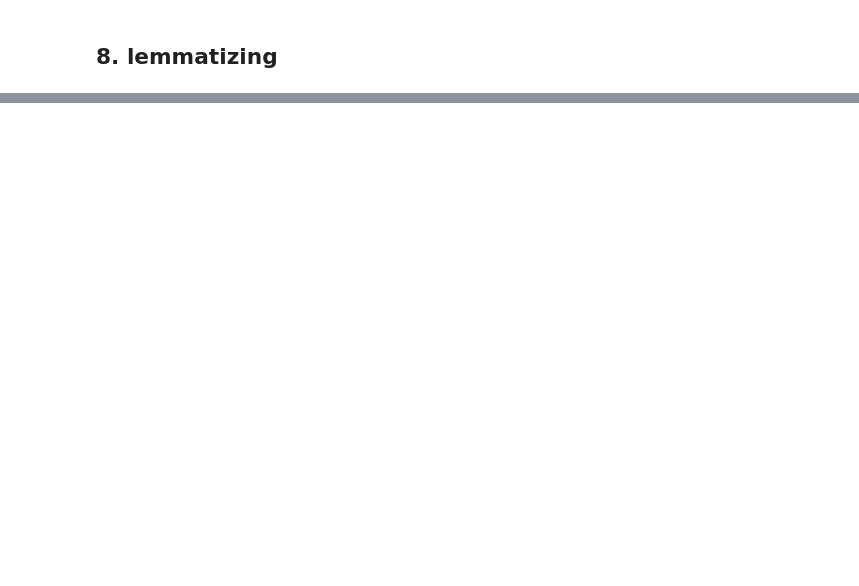
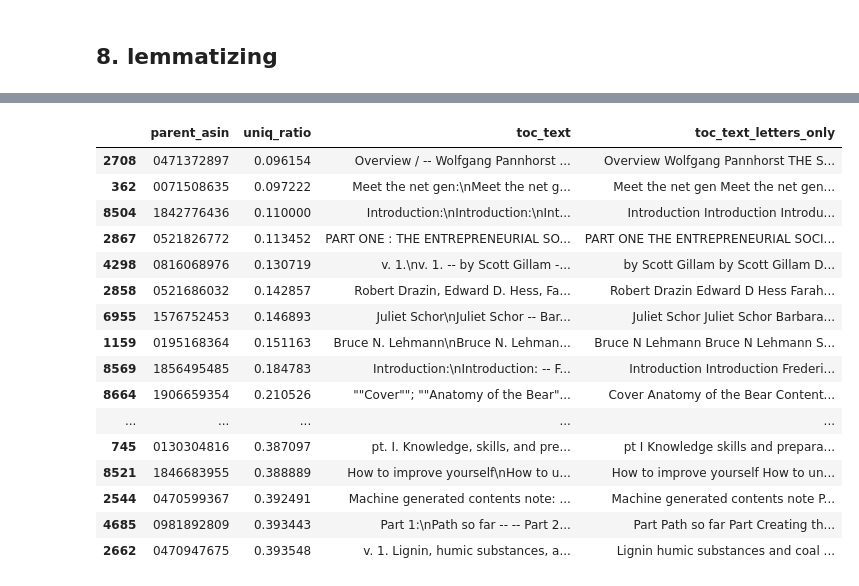
Before and after one commit to sidmirpuri/bookpath, a Jupyter notebook: open_lib_9034/main.ipynb, the cells around one changed output, grey strips where cells are left out. Cells and saved outputs as stored; diff of their text form; code cells hidden in the pictures; blank space fills up the shorter version.

```diff
--- a/open_lib_9034/main.ipynb
+++ b/open_lib_9034/main.ipynb
@@ -412,0 +625,3 @@ Lemmatized:  ['v', '1', 'the', 'structure', 'of', 'everyday', 'life', 'the', 'li
+# %%
+drop_indices = books_final[books_final["uniq_ratio"] <= 0.091153].index
+books_final = books_final.drop(index=drop_indices)
@@ -412,0 +644,22 @@ Lemmatized:  ['v', '1', 'the', 'structure', 'of', 'everyday', 'life', 'the', 'li
+# %%
+books_final.drop(index=[3700, 2680, 9029, 721, 723, 2905, 8929], inplace=True)
+# %%
+books_final.sort_values("uniq_ratio").head(54)[["parent_asin", "uniq_ratio", "toc_text","toc_text_letters_only"]].head(54)
+# %% [output]
+|  | parent_asin | uniq_ratio | toc_text | toc_text_letters_only |
+| 2708 | 0471372897 | 0.096154 | Overview / -- Wolfgang Pannhorst ... | Overview Wolfgang Pannhorst THE S... |
+| 362 | 0071508635 | 0.097222 | Meet the net gen:\nMeet the net g... | Meet the net gen Meet the net gen... |
+| 8504 | 1842776436 | 0.110000 | Introduction:\nIntroduction:\nInt... | Introduction Introduction Introdu... |
+| 2867 | 0521826772 | 0.113452 | PART ONE : THE ENTREPRENEURIAL SO... | PART ONE THE ENTREPRENEURIAL SOCI... |
+| 4298 | 0816068976 | 0.130719 | v. 1.\nv. 1. -- by Scott Gillam -... | by Scott Gillam by Scott Gillam D... |
+| 2858 | 0521686032 | 0.142857 | Robert Drazin, Edward D. Hess, Fa... | Robert Drazin Edward D Hess Farah... |
+| 6955 | 1576752453 | 0.146893 | Juliet Schor\nJuliet Schor -- Bar... | Juliet Schor Juliet Schor Barbara... |
+| 1159 | 0195168364 | 0.151163 | Bruce N. Lehmann\nBruce N. Lehman... | Bruce N Lehmann Bruce N Lehmann S... |
+| 8569 | 1856495485 | 0.184783 | Introduction:\nIntroduction: -- F... | Introduction Introduction Frederi... |
+| 8664 | 1906659354 | 0.210526 | ""Cover""; ""Anatomy of the Bear"... | Cover Anatomy of the Bear Content... |
+| ... | ... | ... | ... | ... |
+| 745 | 0130304816 | 0.387097 | pt. I. Knowledge, skills, and pre... | pt I Knowledge skills and prepara... |
+| 8521 | 1846683955 | 0.388889 | How to improve yourself\nHow to u... | How to improve yourself How to un... |
+| 2544 | 0470599367 | 0.392491 | Machine generated contents note: ... | Machine generated contents note P... |
+| 4685 | 0981892809 | 0.393443 | Part 1:\nPath so far -- -- Part 2... | Part Path so far Part Creating th... |
+| 2662 | 0470947675 | 0.393548 | v. 1. Lignin, humic substances, a... | Lignin humic substances and coal ... |
```
Also changed, not shown: parts of 49 cells of this notebook.
